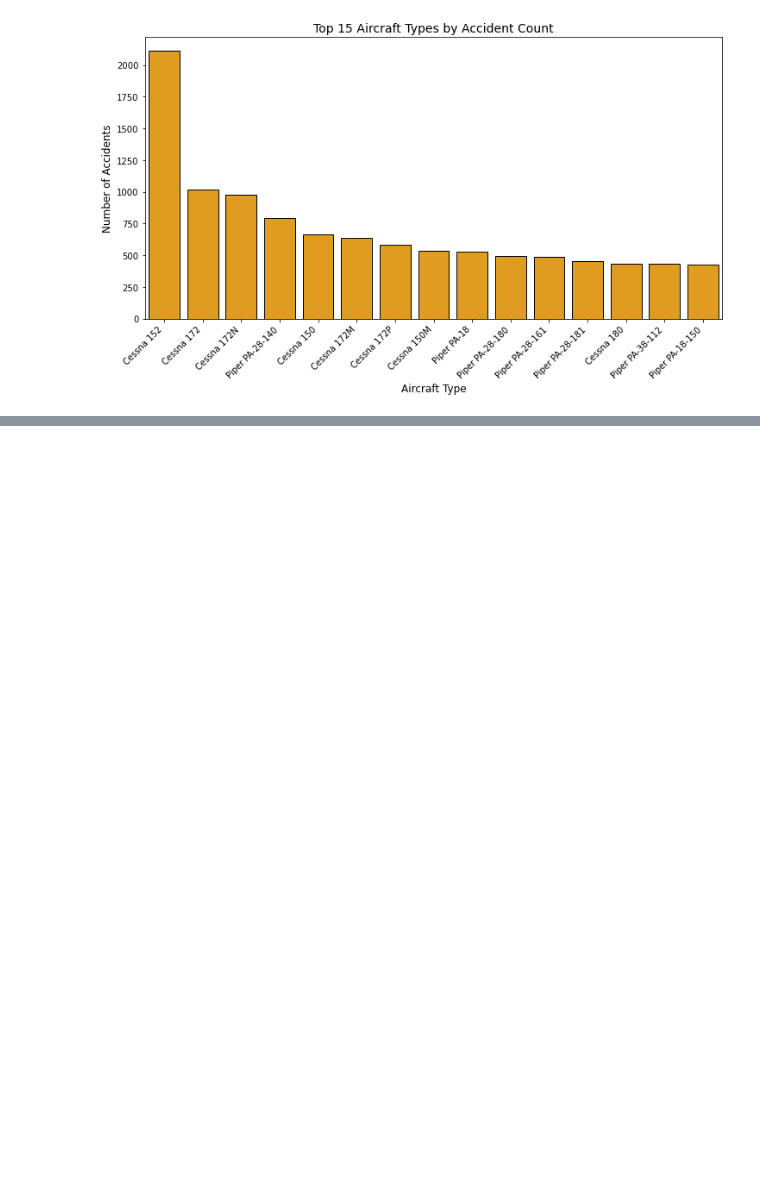
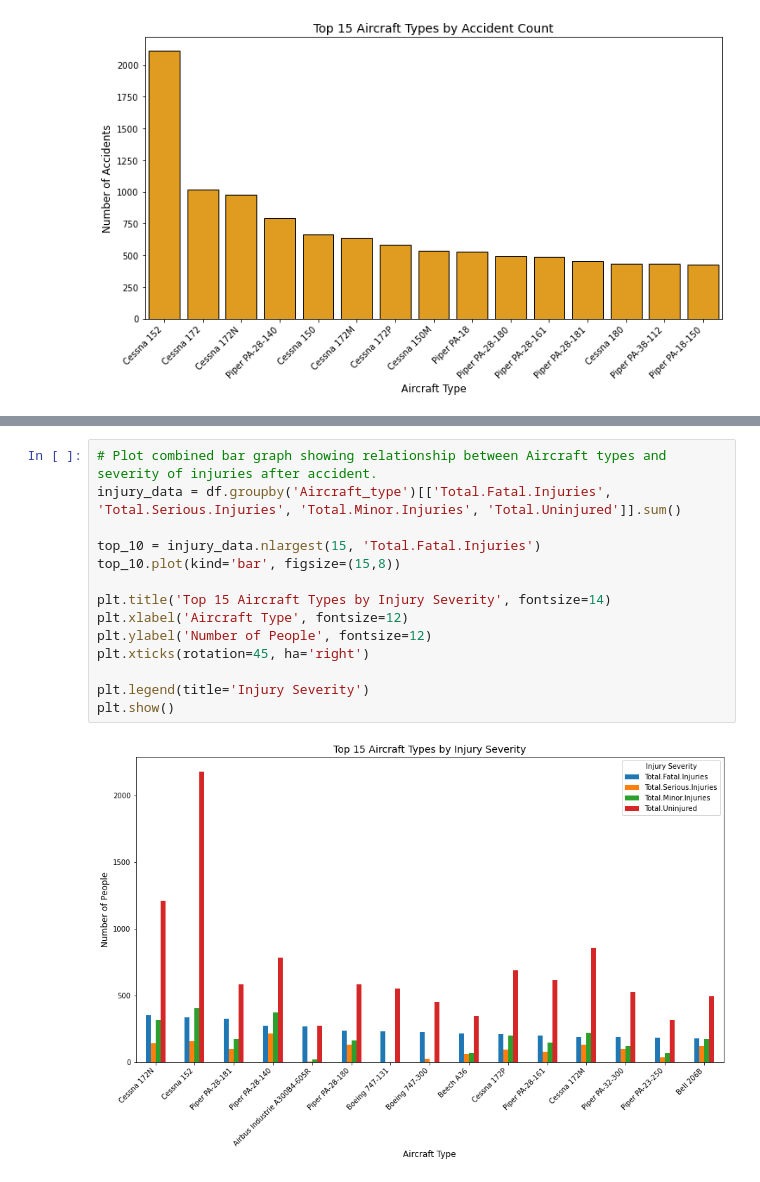
Before and after one commit to Kemboi-koder/Phase-One-Project-2025, a Jupyter notebook: Untitled.ipynb, the cells around one changed output, grey strips where cells are left out. Drawn from its saved outputs; the diff is of its cells as text; blank space fills up the shorter version.

```diff
--- a/Untitled.ipynb
+++ b/Untitled.ipynb
@@ -356,0 +382,16 @@ plt.show()
+# %%
+# Plot combined bar graph showing relationship between Aircraft types and severity of injuries after accident.
+injury_data = df.groupby('Aircraft_type')[['Total.Fatal.Injuries', 'Total.Serious.Injuries', 'Total.Minor.Injuries', 'Total.Uninjured']].sum()
+
+top_10 = injury_data.nlargest(15, 'Total.Fatal.Injuries')
+top_10.plot(kind='bar', figsize=(15,8))
+
+plt.title('Top 15 Aircraft Types by Injury Severity', fontsize=14)
+plt.xlabel('Aircraft Type', fontsize=12)
+plt.ylabel('Number of People', fontsize=12)
+plt.xticks(rotation=45, ha='right')
+
+plt.legend(title='Injury Severity')
+plt.show()
+# %% [output]
+[figure, added]
```
Also changed, not shown: parts of 10 cells of this notebook, 2 other files.
